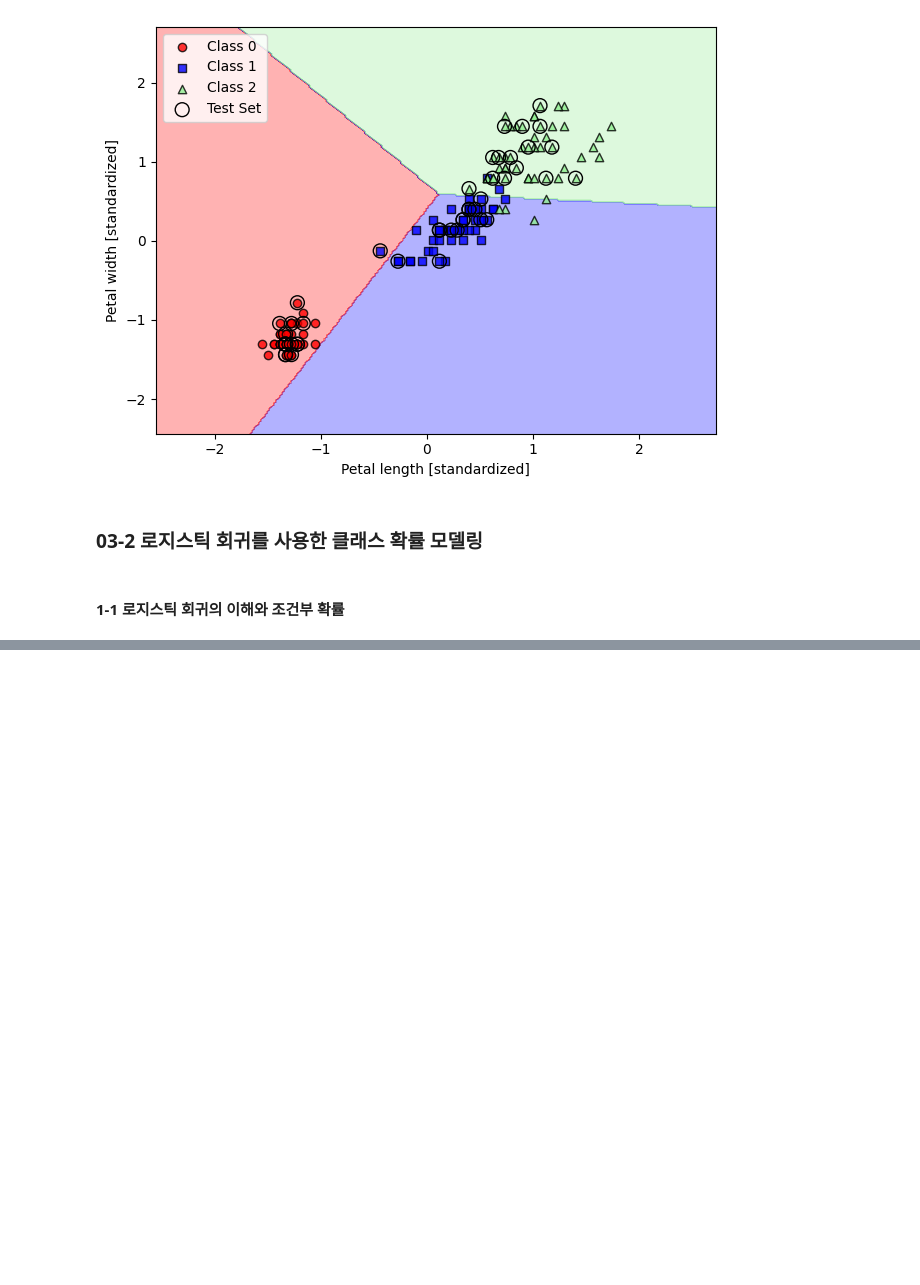
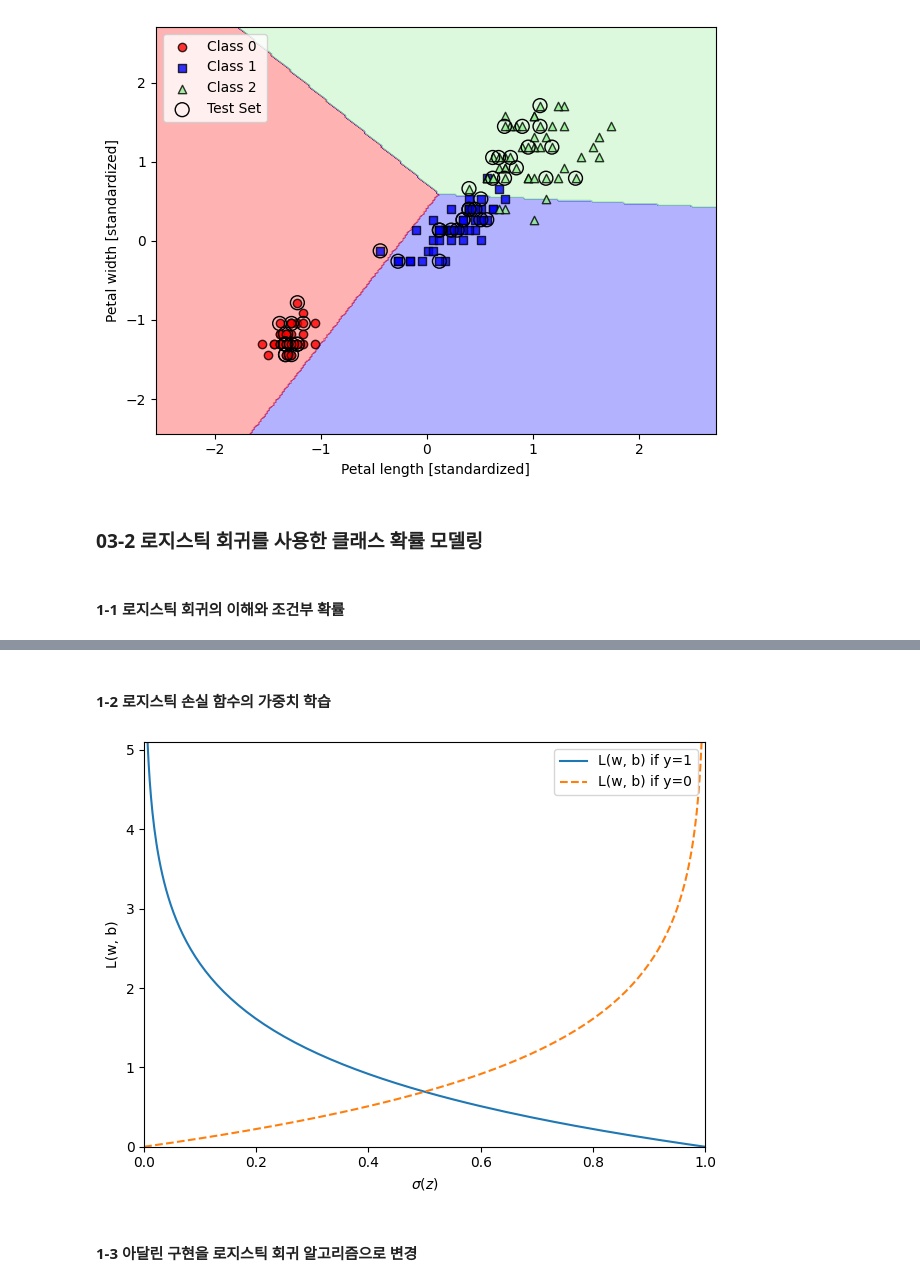
Before and after one commit to va4756/bigdata_raejung, a Jupyter notebook: MachineLearning_교과서_박해선.ipynb, the cells around one changed output, grey strips where cells are left out. Cells and saved outputs as stored; diff of their text form; code cells hidden in the pictures; blank space fills up the shorter version.

```diff
--- a/MachineLearning_교과서_박해선.ipynb
+++ b/MachineLearning_교과서_박해선.ipynb
@@ -521,0 +548,30 @@ plt.show()
+# %% [markdown]
+#### 1-2 로지스틱 손실 함수의 가중치 학습
+# %%
+def loss_1(z):
+    return -np.log(sigmoid(z))
+
+def loss_0(z):
+    return -np.log(1 - sigmoid(z))
+
+z = np.arange(-10, 10, 0.1)
+sigma_z = sigmoid(z)
+
+c1 = [loss_1(x) for x in z]
+plt.plot(sigma_z, c1, label=r'L(w, b) if y=1')
+
+c0 = [loss_0(x) for x in z]
+plt.plot(sigma_z, c0, linestyle='--', label=r'L(w, b) if y=0')
+
+plt.ylim(0.0, 5.1)
+plt.xlim([0, 1])
+plt.xlabel(r'$\sigma(z)$')
+plt.ylabel(r'L(w, b)')
+plt.legend(loc='best')
+plt.tight_layout()
+#plt.savefig('figures/03_04.png', dpi=300)
+plt.show()
+# %% [output]
+[figure, added]
+# %% [markdown]
+#### 1-3 아달린 구현을 로지스틱 회귀 알고리즘으로 변경
```
Also changed, not shown: parts of 23 cells of this notebook.
